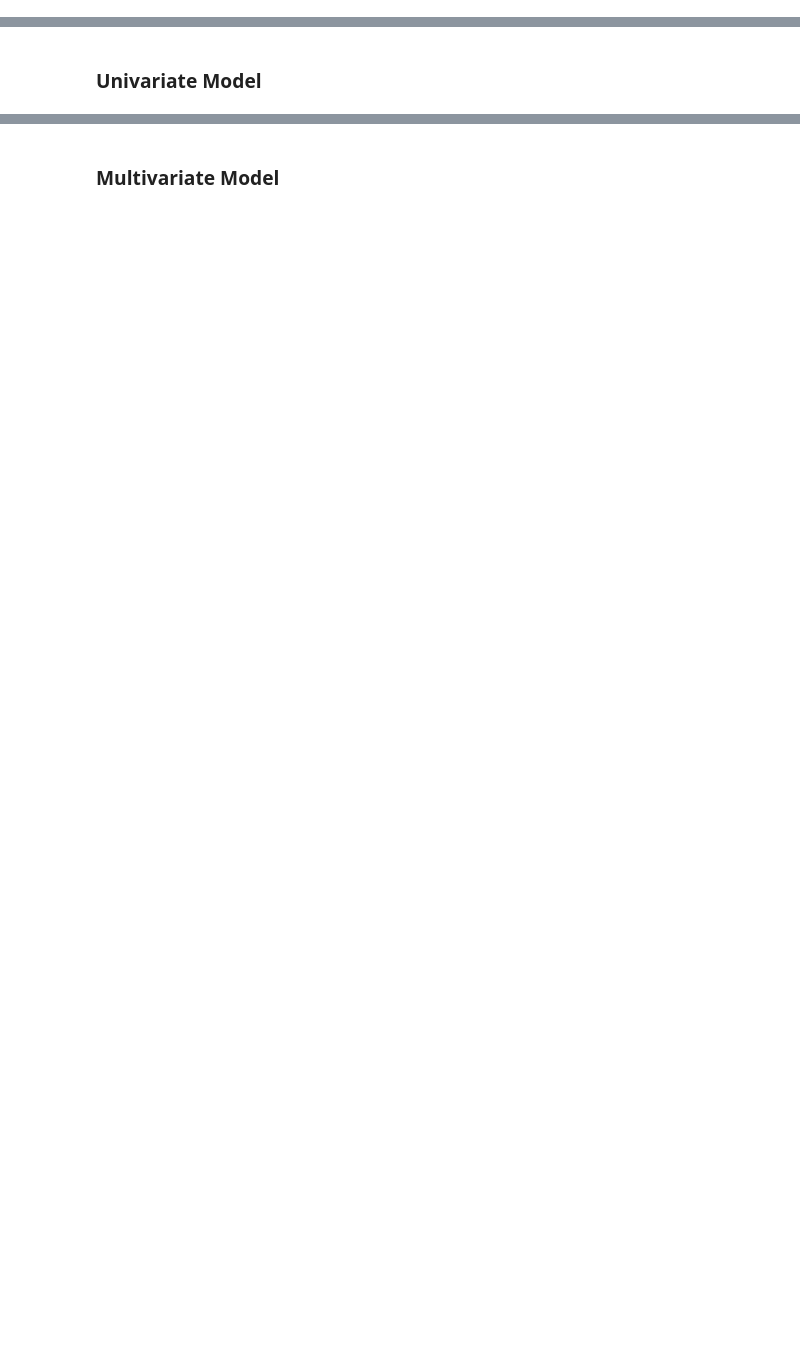
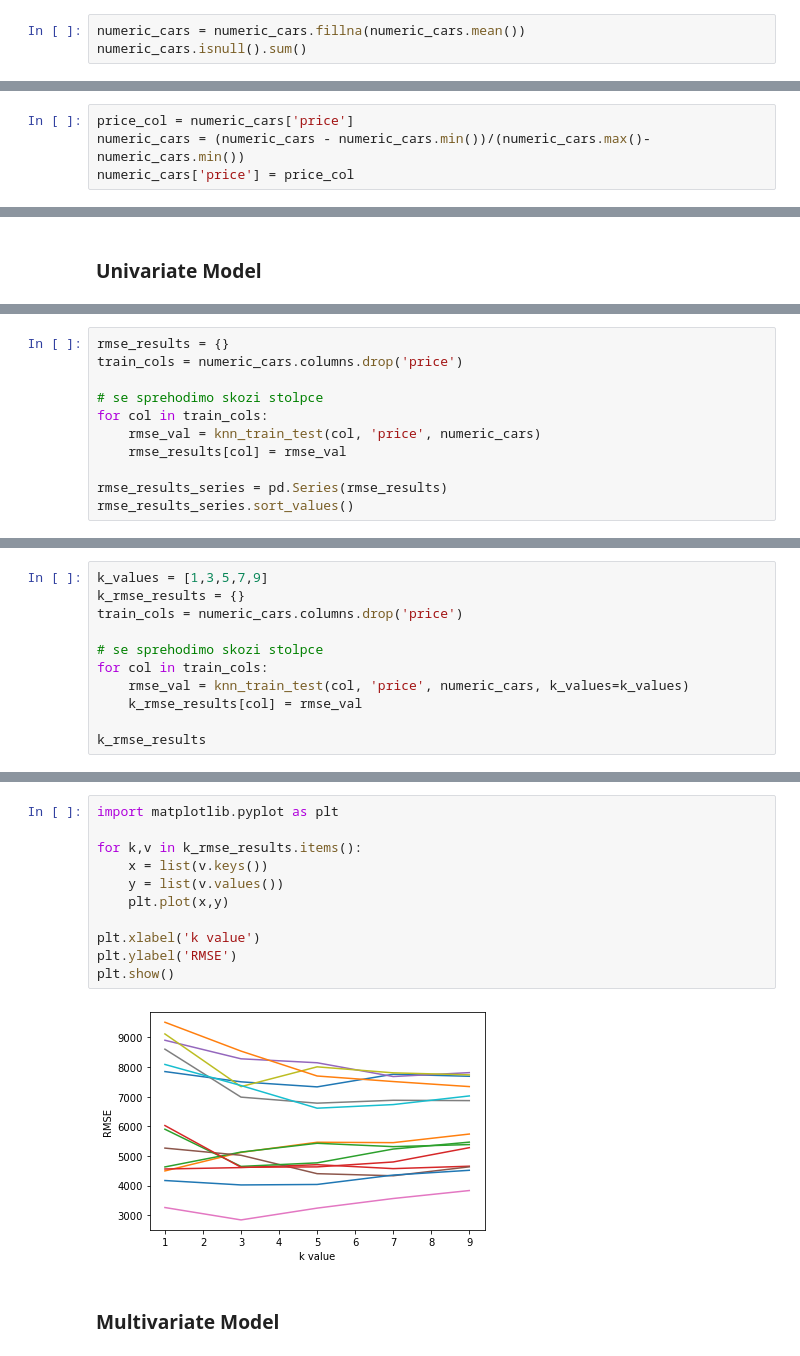
Before and after one commit to icta-tecaji/python-machine-learning-public, a Jupyter notebook: 04_Strojno_ucenje_k_nearest_neighbors/04_Strojno_ucenje_k_nearest_neighbors_okt_2020.ipynb, the cells around one changed output, grey strips where cells are left out. Cells and saved outputs as stored; diff of their text form; blank space fills up the shorter version.

```diff
--- a/04_Strojno_ucenje_k_nearest_neighbors/04_Strojno_ucenje_k_nearest_neighbors_okt_2020.ipynb
+++ b/04_Strojno_ucenje_k_nearest_neighbors/04_Strojno_ucenje_k_nearest_neighbors_okt_2020.ipynb
@@ -799,0 +1064,3 @@ numeric_cars.head()
+# %%
+numeric_cars = numeric_cars.fillna(numeric_cars.mean())
+numeric_cars.isnull().sum()
@@ -799,0 +1084,4 @@ numeric_cars.head()
+# %%
+price_col = numeric_cars['price']
+numeric_cars = (numeric_cars - numeric_cars.min())/(numeric_cars.max()-numeric_cars.min())
+numeric_cars['price'] = price_col
@@ -804,0 +1144,11 @@ from sklearn.metrics import mean_squared_error
+# %%
+rmse_results = {}
+train_cols = numeric_cars.columns.drop('price')
+
+# se sprehodimo skozi stolpce
+for col in train_cols:
+    rmse_val = knn_train_test(col, 'price', numeric_cars)
+    rmse_results[col] = rmse_val
+
+rmse_results_series = pd.Series(rmse_results)
+rmse_results_series.sort_values()
@@ -804,0 +1206,11 @@ from sklearn.metrics import mean_squared_error
+# %%
+k_values = [1,3,5,7,9]
+k_rmse_results = {}
+train_cols = numeric_cars.columns.drop('price')
+
+# se sprehodimo skozi stolpce
+for col in train_cols:
+    rmse_val = knn_train_test(col, 'price', numeric_cars, k_values=k_values)
+    k_rmse_results[col] = rmse_val
+
+k_rmse_results
@@ -805,2 +1235,15 @@ from sklearn.metrics import mean_squared_error
+# %%
+import matplotlib.pyplot as plt
+
+for k,v in k_rmse_results.items():
+    x = list(v.keys())
+    y = list(v.values())
+    plt.plot(x,y)
+
+plt.xlabel('k value')
+plt.ylabel('RMSE')
+plt.show()
+# %% [output]
+[figure, added]
 # %% [markdown]
 ### Multivariate Model
```
Also changed, not shown: parts of 63 cells of this notebook, 1 other file.
